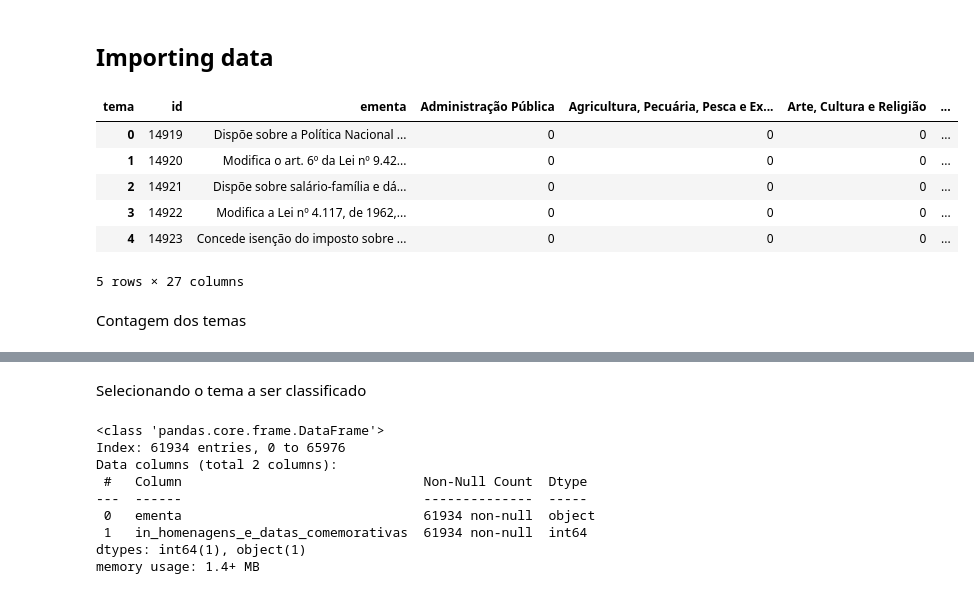
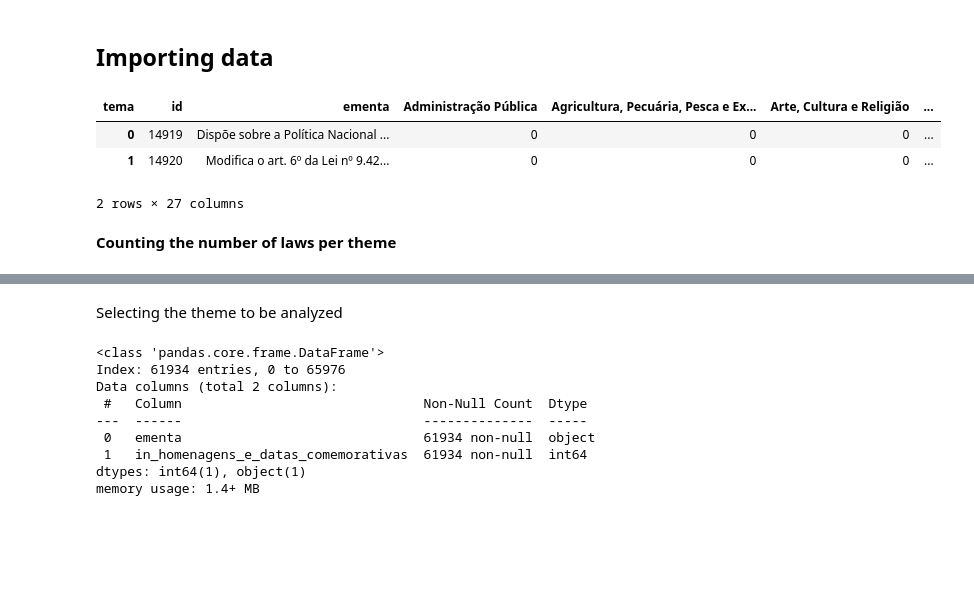
Before and after one commit to jaumpedro214/data-analysis-camara-federal-pls, a Jupyter notebook: experiments/confident_learning/confident_learning.ipynb, the cells around one changed output, grey strips where cells are left out. Cells and saved outputs as stored; diff of their text form; code cells hidden in the pictures; blank space fills up the shorter version.

```diff
--- a/experiments/confident_learning/confident_learning.ipynb
+++ b/experiments/confident_learning/confident_learning.ipynb
@@ -25,17 +37,14 @@ np.random.seed(RANDOM_SEED)
 ## Importing data
 # %%
 df_pls_theme = pd.read_parquet('../../data/proposicoes_temas_one_hot_encoding.parquet')
-df_pls_theme.head()
+df_pls_theme.head(2)
 # %% [output]
 | tema | id | ementa | Administração Pública | Agricultura, Pecuária, Pesca e Ex... | Arte, Cultura e Religião | ... |
 | 0 | 14919 | Dispõe sobre a Política Nacional ... | 0 | 0 | 0 | ... |
 | 1 | 14920 | Modifica o art. 6º da Lei nº 9.42... | 0 | 0 | 0 | ... |
-| 2 | 14921 | Dispõe sobre salário-família e dá... | 0 | 0 | 0 | ... |
-| 3 | 14922 | Modifica a Lei nº 4.117, de 1962,... | 0 | 0 | 0 | ... |
-| 4 | 14923 | Concede isenção do imposto sobre ... | 0 | 0 | 0 | ... |
-5 rows × 27 columns
+2 rows × 27 columns
-# %% [markdown]
-Contagem dos temas
+# %% [markdown]
+**Counting the number of laws per theme**
 # %%
 df_pls_theme\
     .drop_duplicates('ementa')\
@@ -60,8 +69,8 @@ Agricultura, Pecuária, Pesca e Extrativismo    1104
 Esporte e Lazer                                1046
 Estrutura Fundiária                             921
 dtype: int64
-# %% [markdown]
-Selecionando o tema a ser classificado
+# %% [markdown]
+Selecting the theme to be analyzed
 # %%
 BINARY_CLASS = "Homenagens e Datas Comemorativas"
 IN_BINARY_CLASS = "in_" + BINARY_CLASS.lower().replace(" ", "_")
```
Also changed, not shown: parts of 23 cells of this notebook, 1 other file.
